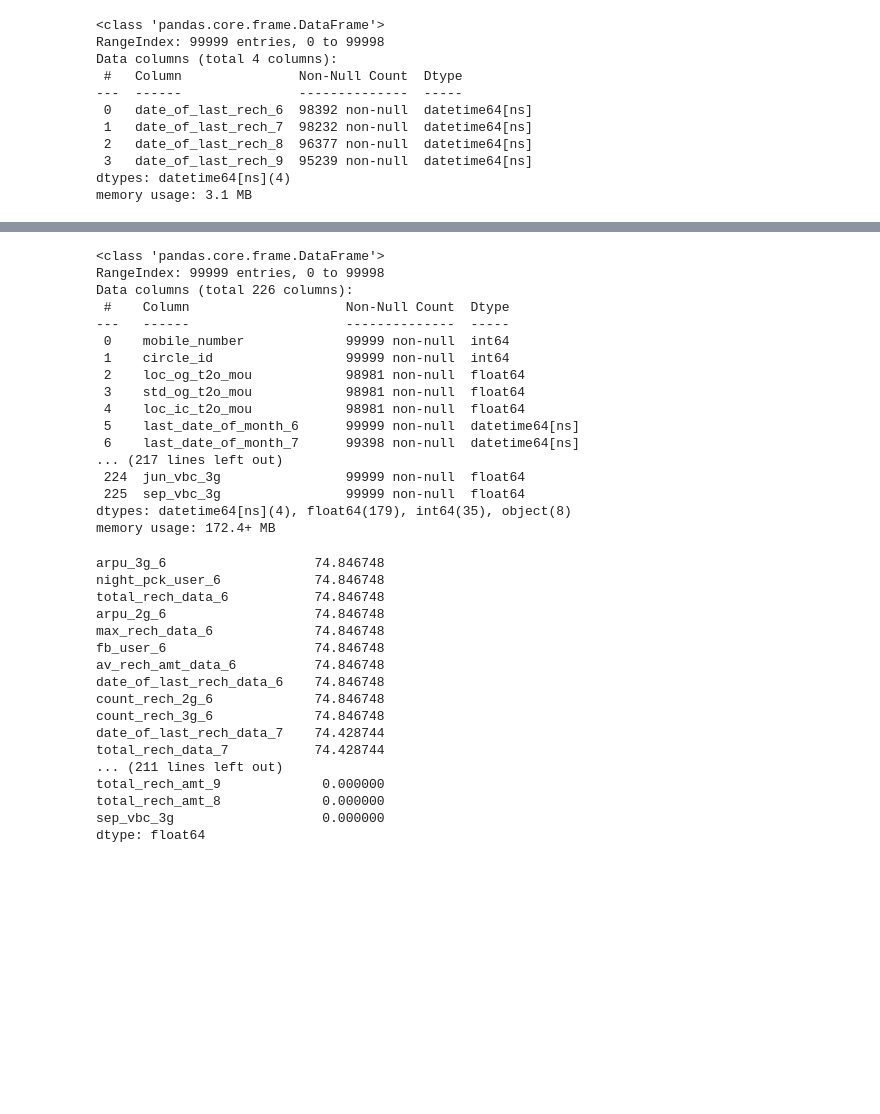
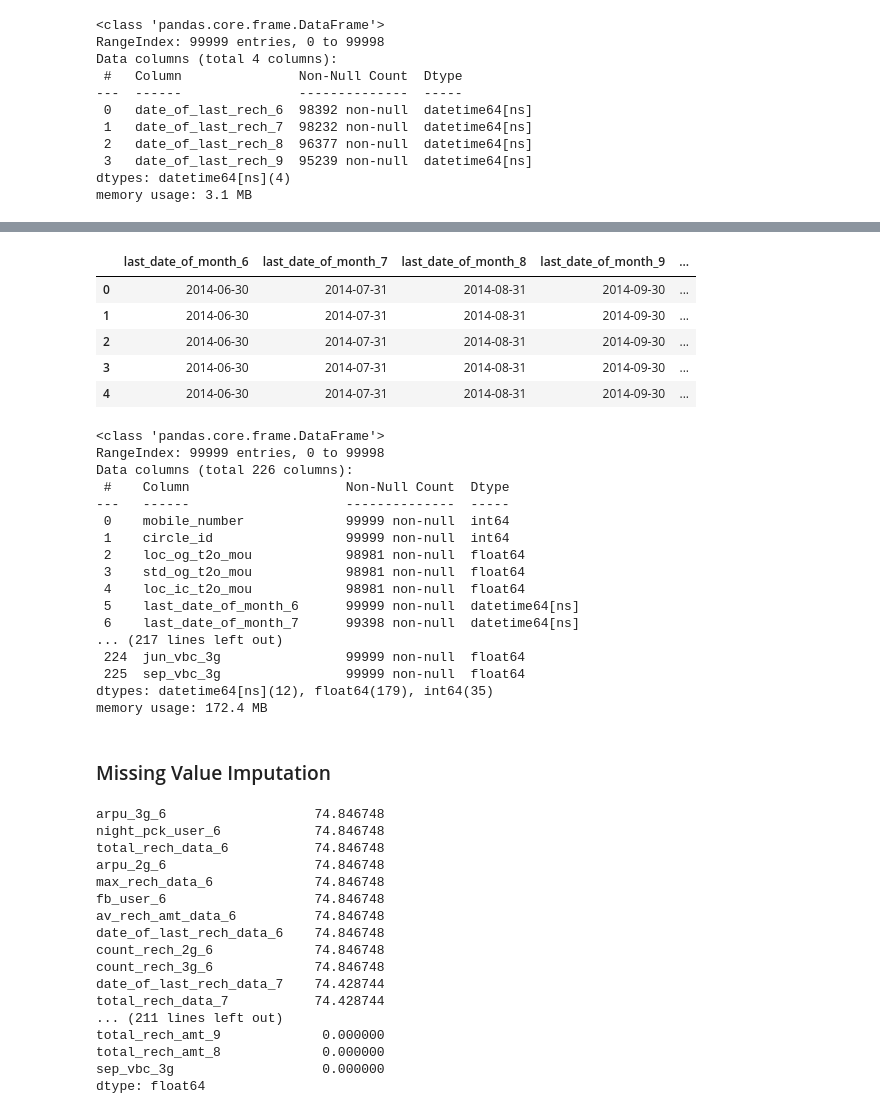
Before and after one commit to Ramesh9394/DS_1_2022, a Jupyter notebook: Telecom_Churn_Case_Study.ipynb, the cells around one changed output, grey strips where cells are left out. Cells and saved outputs as stored; diff of their text form; code cells hidden in the pictures; blank space fills up the shorter version.

Commit message:
Added few more data checks

```diff
--- a/Telecom_Churn_Case_Study.ipynb
+++ b/Telecom_Churn_Case_Study.ipynb
@@ -107,3 +112,5 @@ memory usage: 172.4+ MB
 last_date_cols = ['last_date_of_month_6','last_date_of_month_7','last_date_of_month_8','last_date_of_month_9']
 # %%
 last_recharge_cols = ['date_of_last_rech_6','date_of_last_rech_7','date_of_last_rech_8','date_of_last_rech_9']
+# %%
+date_of_last_recharge = ['date_of_last_rech_data_6','date_of_last_rech_data_7','date_of_last_rech_data_8','date_of_last_rech_data_9']
@@ -188,6 +209,9 @@ for i in last_date_cols:
 # %%
 for i in last_recharge_cols:
   churn[i] = pd.to_datetime(churn[i],format='%m/%d/%Y')
+# %%
+for i in date_of_last_recharge:
+  churn[i] = pd.to_datetime(churn[i],format='%m/%d/%Y')
 # %%
 churn[last_date_cols].info()
 # %% [output]
@@ -219,3 +265,12 @@ memory usage: 3.1 MB
+# %%
+churn[last_date_cols+last_recharge_cols+date_of_last_recharge].head()
+# %% [output]
+|  | last_date_of_month_6 | last_date_of_month_7 | last_date_of_month_8 | last_date_of_month_9 | ... |
+| 0 | 2014-06-30 | 2014-07-31 | 2014-08-31 | 2014-09-30 | ... |
+| 1 | 2014-06-30 | 2014-07-31 | 2014-08-31 | 2014-09-30 | ... |
+| 2 | 2014-06-30 | 2014-07-31 | 2014-08-31 | 2014-09-30 | ... |
+| 3 | 2014-06-30 | 2014-07-31 | 2014-08-31 | 2014-09-30 | ... |
+| 4 | 2014-06-30 | 2014-07-31 | 2014-08-31 | 2014-09-30 | ... |
 # %%
 # Information about the dataset
 churn.info(verbose=True, null_counts=True)
@@ -235,8 +290,10 @@ Data columns (total 226 columns):
 ... (217 lines left out)
  224  jun_vbc_3g                99999 non-null  float64
  225  sep_vbc_3g                99999 non-null  float64
-dtypes: datetime64[ns](4), float64(179), int64(35), object(8)
-memory usage: 172.4+ MB
+dtypes: datetime64[ns](12), float64(179), int64(35)
+memory usage: 172.4 MB
+# %% [markdown]
+### Missing Value Imputation
 # %%
 # Checking missing values in the dataset
 (100*churn.isnull().sum()/len(churn)).sort_values(ascending=False)
```
Also changed, not shown: parts of 3 cells of this notebook.
